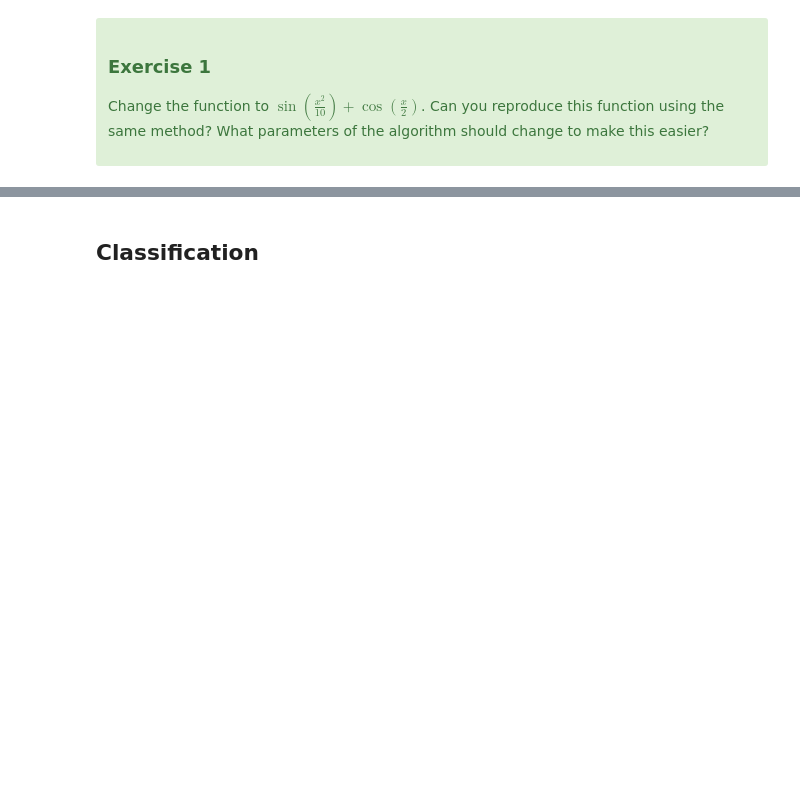
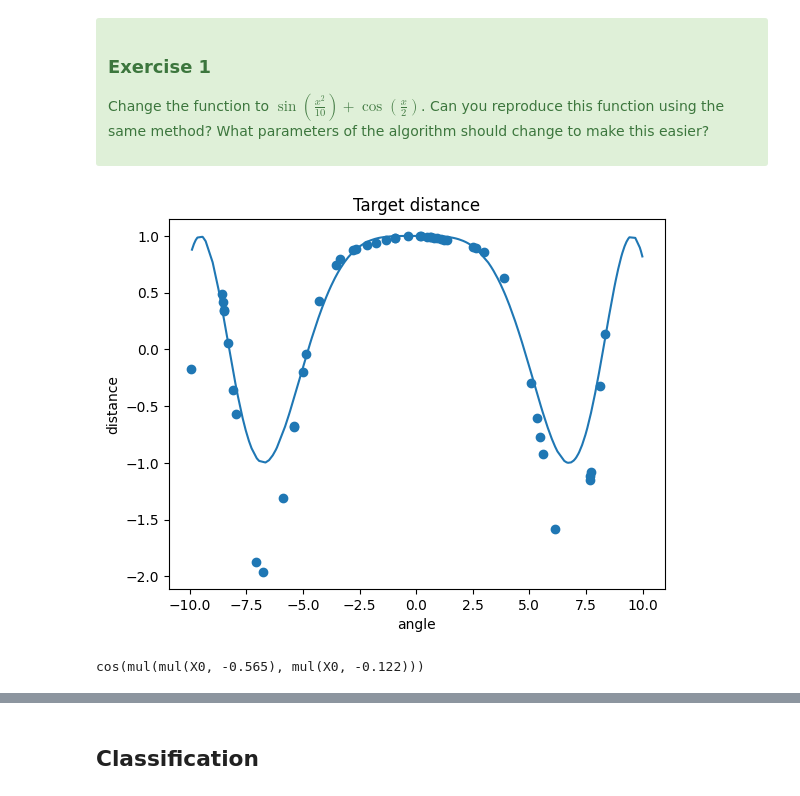
Before and after one commit to neanderlucas-cyber/evolution.class1, a Jupyter notebook: gp/symbolic_regression.ipynb, the cells around one changed output, grey strips where cells are left out. Cells and saved outputs as stored; diff of their text form; code cells hidden in the pictures; blank space fills up the shorter version.

```diff
--- a/gp/symbolic_regression.ipynb
+++ b/gp/symbolic_regression.ipynb
@@ -95,3 +125,36 @@ We expect to find an expression that is similar to the original:  $\frac{x^3}{10
 
 Change the function to $\sin(\frac{x^2}{10}) + \cos(\frac{x}{2})$. Can you reproduce this function using the same method? What parameters of the algorithm should change to make this easier?
 </div>
+# %%
+def fitme(x):
+    return np.sin(x*x*0.1) + np.cos(x*0.5)
+
+    # Training samples
+X_train = np.random.uniform(-10, 10, (50,1))
+y_train = [fitme(X) for X in X_train]
+
+# Testing samples
+X_test = np.random.uniform(-10, 10, (50,1))
+y_test = [fitme(X) for X in X_test]
+
+est_gp = SymbolicRegressor(population_size=1000,parsimony_coefficient=0.01,
+                           generations = 20, #population size is the number of function approximations
+                           function_set=('add', 'mul', 'sin', 'cos')) #add a new function model of sin to train
+est_gp.fit(X_train, np.ravel(y_train))
+X_lots = np.reshape(np.sort(np.random.uniform(-10, 10, 250)),(-1,1))
+
+y_gp = est_gp.predict(X_lots)
+
+plt.scatter(X_test, y_test)
+plt.plot(X_lots, y_gp)
+plt.title('Target distance')
+plt.xlabel('angle')
+plt.ylabel('distance')
+plt.show()
+print(est_gp._program)
+dot_data = est_gp._program.export_graphviz()
+graph = graphviz.Source(dot_data)
+graph
+# %% [output]
+[figure, added]
+cos(mul(mul(X0, -0.565), mul(X0, -0.122)))
```
Also changed, not shown: parts of 16 cells of this notebook.
